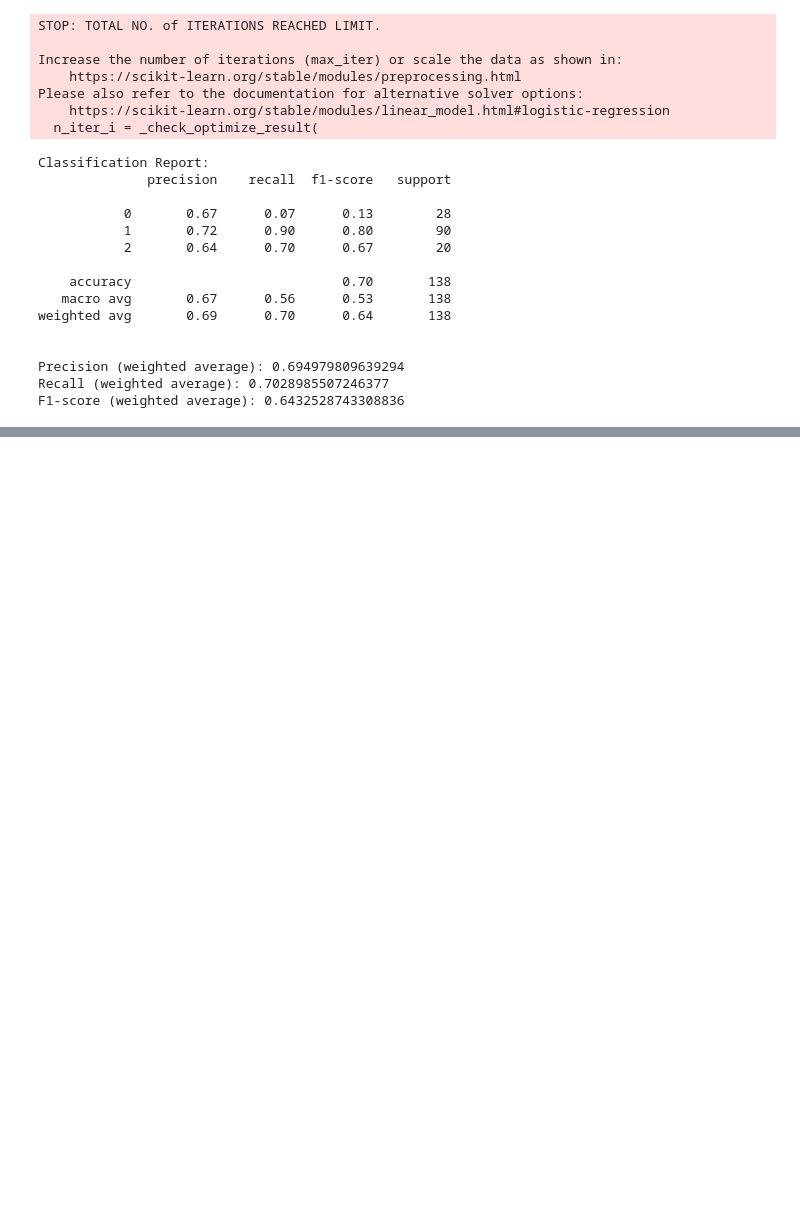
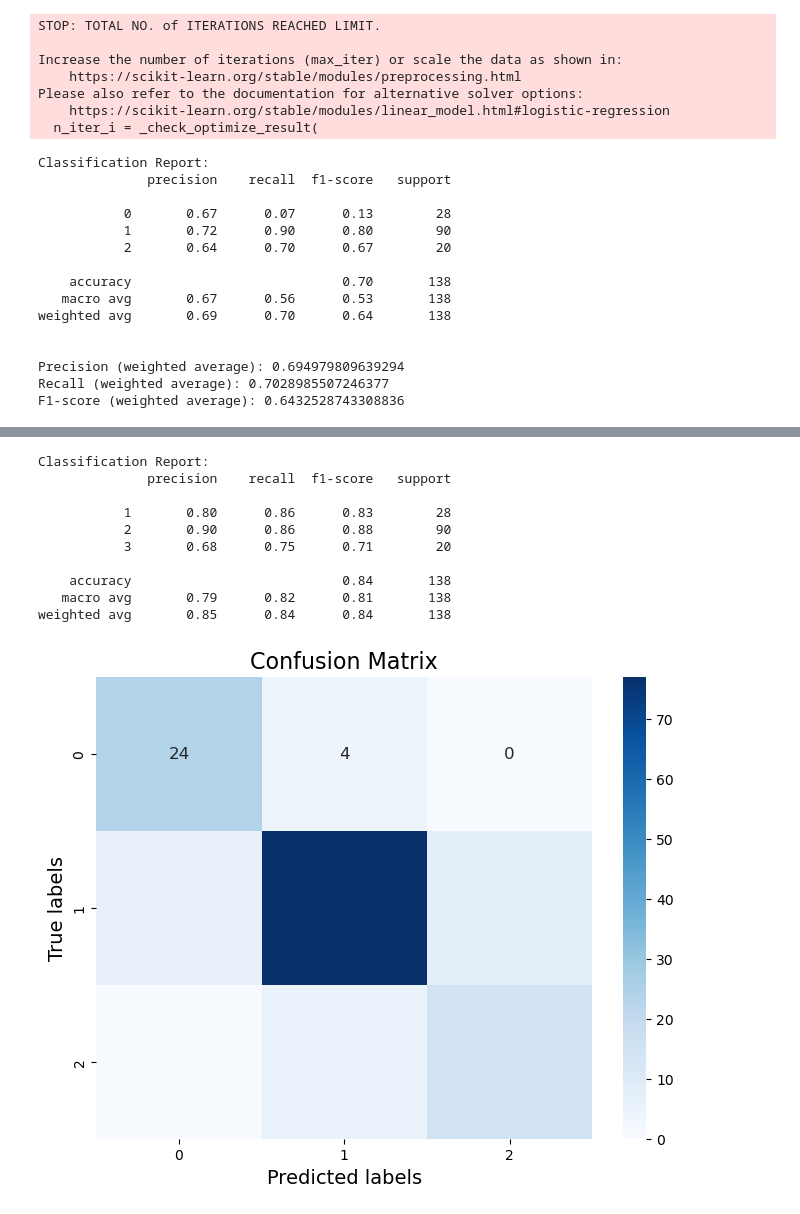
Before and after one commit to tharaka-ariyarathna/Support-ticket-prioritization, a Jupyter notebook: Research.ipynb, the cells around one changed output, grey strips where cells are left out. Drawn from its saved outputs; the diff is of its cells as text; code cells hidden in the pictures; blank space fills up the shorter version.

```diff
--- a/Research.ipynb
+++ b/Research.ipynb
@@ -543,0 +540,44 @@ F1-score (weighted average): 0.6432528743308836
+# %%
+#random forest with only data from ticket
+# One-hot encode categorical variable 'contact_type'
+X = pd.get_dummies(df.drop(['priority', 'num_of_tickets_from_company_in_last_month', 'num_open_tickets', 'days_open'], axis=1))
+y = df['priority']
+
+# Split data into train and test sets
+X_train, X_test, y_train, y_test = train_test_split(X, y, test_size=0.2, random_state=42)
+
+# Initialize Random Forest classifier
+rf_classifier = RandomForestClassifier(n_estimators=100, max_depth=8, random_state=42)
+
+# Train the classifier
+rf_classifier.fit(X_train, y_train)
+
+# Predict on the test set
+y_pred = rf_classifier.predict(X_test)
+
+# Evaluate the model
+print("Classification Report:")
+print(classification_report(y_test, y_pred))
+
+# Compute confusion matrix
+conf_matrix = confusion_matrix(y_test, y_pred)
+
+# Plot the confusion matrix
+plt.figure(figsize=(8, 6))
+sns.heatmap(conf_matrix, annot=True, cmap="Blues", fmt="d", annot_kws={"size": 12})
+plt.xlabel('Predicted labels', fontsize=14)
+plt.ylabel('True labels', fontsize=14)
+plt.title('Confusion Matrix', fontsize=16)
+plt.show()
+# %% [output]
+Classification Report:
+              precision    recall  f1-score   support
+
+           1       0.80      0.86      0.83        28
+           2       0.90      0.86      0.88        90
+           3       0.68      0.75      0.71        20
+
+    accuracy                           0.84       138
+   macro avg       0.79      0.82      0.81       138
+weighted avg       0.85      0.84      0.84       138
+[figure, added]
```
Also changed, not shown: parts of 15 cells of this notebook, 1 other file.
